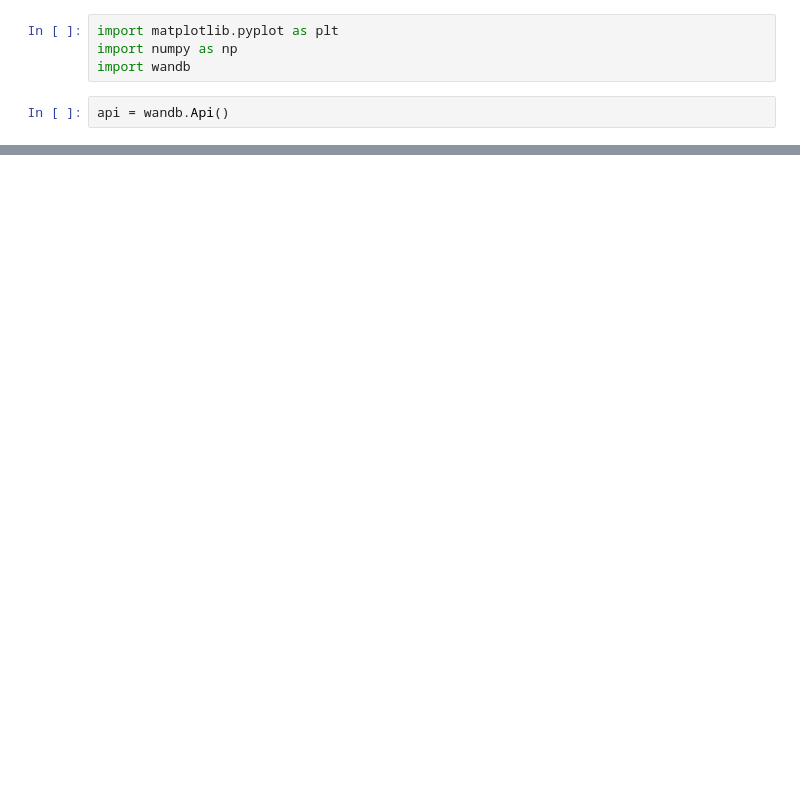
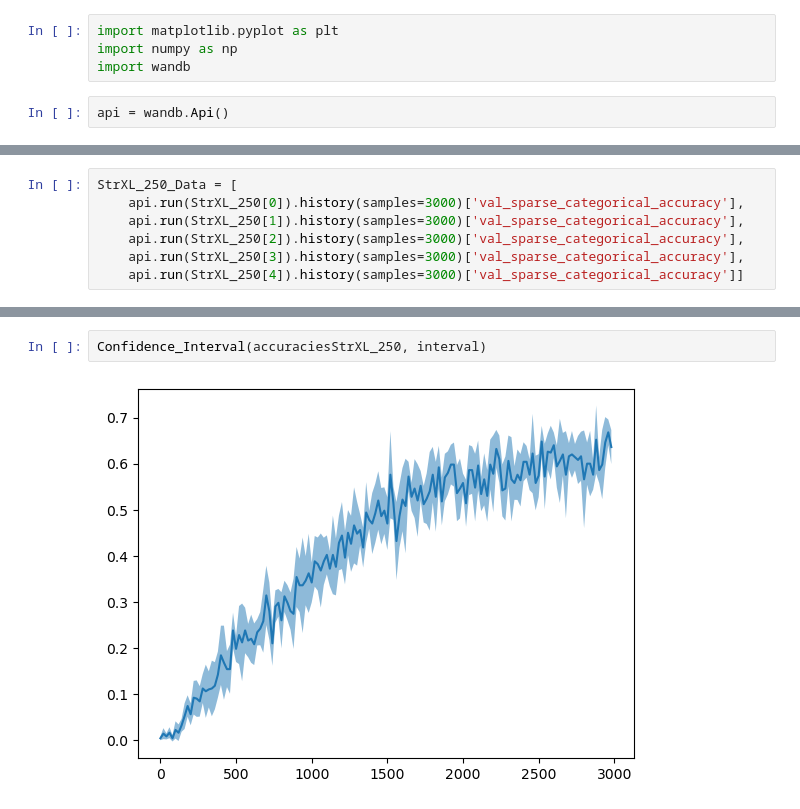
Before and after one commit to KendraGivens/TransformerXL, a Jupyter notebook: STR_XL/Analysis/Graphs.ipynb, the cells around one changed output, grey strips where cells are left out. Cells and saved outputs as stored; diff of their text form; blank space fills up the shorter version.

```diff
--- a/STR_XL/Analysis/Graphs.ipynb
+++ b/STR_XL/Analysis/Graphs.ipynb
@@ -14 +16,8 @@ CommError: Could not find run <Run kendragivens/Str/6mu5tf2x (not found)>
+# %%
+StrXL_250_Data = [
+    api.run(StrXL_250[0]).history(samples=3000)['val_sparse_categorical_accuracy'],
+    api.run(StrXL_250[1]).history(samples=3000)['val_sparse_categorical_accuracy'],
+    api.run(StrXL_250[2]).history(samples=3000)['val_sparse_categorical_accuracy'],
+    api.run(StrXL_250[3]).history(samples=3000)['val_sparse_categorical_accuracy'],
+    api.run(StrXL_250[4]).history(samples=3000)['val_sparse_categorical_accuracy']]
 # %%
@@ -65,0 +138,4 @@ plt.show()
+# %%
+Confidence_Interval(accuraciesStrXL_250, interval)
+# %% [output]
+[figure, added]
```
Also changed, not shown: parts of 23 cells of this notebook, 50 other files.
